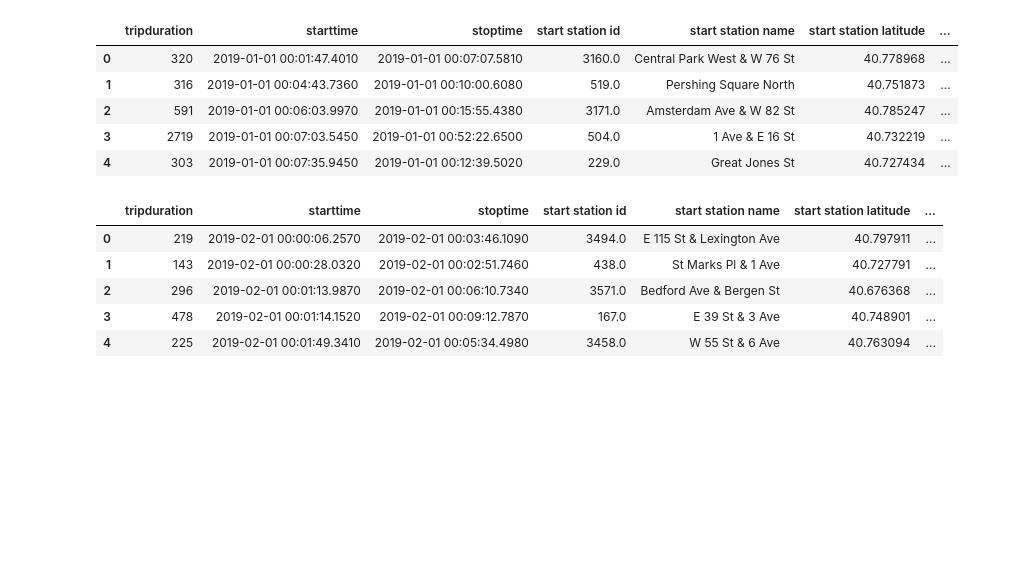
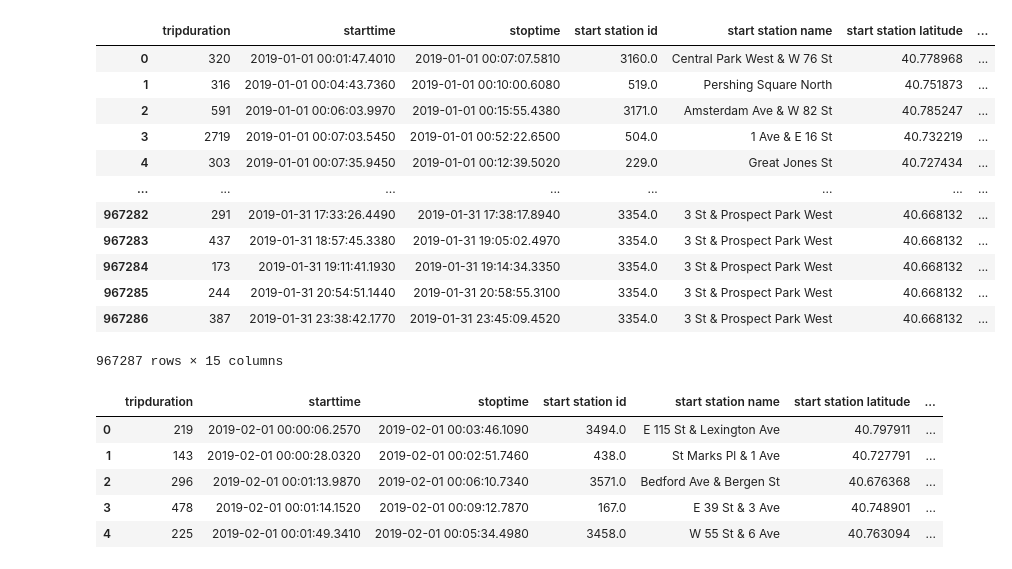
Before and after one commit to AliciaAPerez/Citi_Bike_Station_Analysis_with_Tableau, a Jupyter notebook: data/data_cleanup.ipynb, the cells around one changed output. Drawn from its saved outputs; the diff is of its cells as text; code cells hidden in the pictures; blank space fills up the shorter version.

```diff
--- a/data/data_cleanup.ipynb
+++ b/data/data_cleanup.ipynb
@@ -2,14 +6,21 @@
 import pandas as pd
 # %%
 bikes201901 = pd.read_csv("csv_files/201901-citibike-tripdata.csv")
-bikes201901.head()
+bikes201901
 # %% [output]
 |  | tripduration | starttime | stoptime | start station id | start station name | start station latitude | ... |
 | 0 | 320 | 2019-01-01 00:01:47.4010 | 2019-01-01 00:07:07.5810 | 3160.0 | Central Park West & W 76 St | 40.778968 | ... |
 | 1 | 316 | 2019-01-01 00:04:43.7360 | 2019-01-01 00:10:00.6080 | 519.0 | Pershing Square North | 40.751873 | ... |
 | 2 | 591 | 2019-01-01 00:06:03.9970 | 2019-01-01 00:15:55.4380 | 3171.0 | Amsterdam Ave & W 82 St | 40.785247 | ... |
 | 3 | 2719 | 2019-01-01 00:07:03.5450 | 2019-01-01 00:52:22.6500 | 504.0 | 1 Ave & E 16 St | 40.732219 | ... |
 | 4 | 303 | 2019-01-01 00:07:35.9450 | 2019-01-01 00:12:39.5020 | 229.0 | Great Jones St | 40.727434 | ... |
+| ... | ... | ... | ... | ... | ... | ... | ... |
+| 967282 | 291 | 2019-01-31 17:33:26.4490 | 2019-01-31 17:38:17.8940 | 3354.0 | 3 St & Prospect Park West | 40.668132 | ... |
+| 967283 | 437 | 2019-01-31 18:57:45.3380 | 2019-01-31 19:05:02.4970 | 3354.0 | 3 St & Prospect Park West | 40.668132 | ... |
+| 967284 | 173 | 2019-01-31 19:11:41.1930 | 2019-01-31 19:14:34.3350 | 3354.0 | 3 St & Prospect Park West | 40.668132 | ... |
+| 967285 | 244 | 2019-01-31 20:54:51.1440 | 2019-01-31 20:58:55.3100 | 3354.0 | 3 St & Prospect Park West | 40.668132 | ... |
+| 967286 | 387 | 2019-01-31 23:38:42.1770 | 2019-01-31 23:45:09.4520 | 3354.0 | 3 St & Prospect Park West | 40.668132 | ... |
+967287 rows × 15 columns
 # %%
 bikes201902 = pd.read_csv("csv_files/201902-citibike-tripdata.csv")
 bikes201902.head()
```
Also changed, not shown: parts of 35 cells of this notebook.
